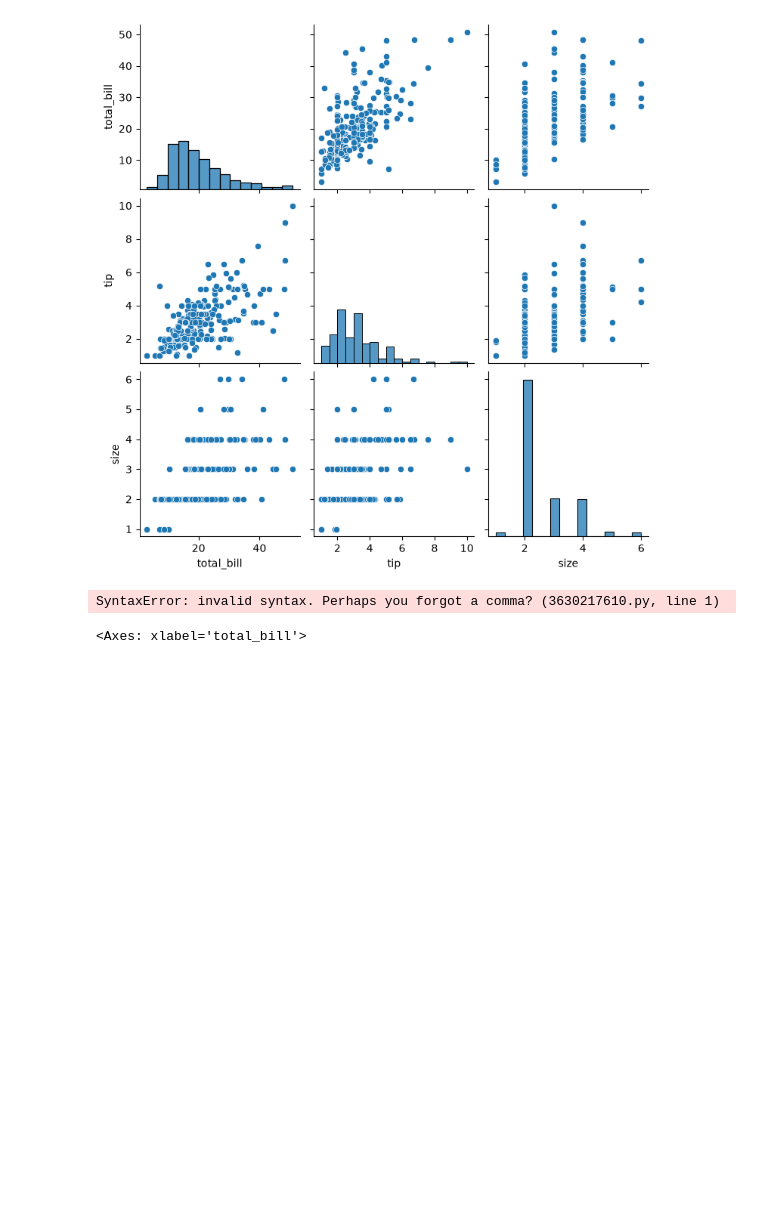
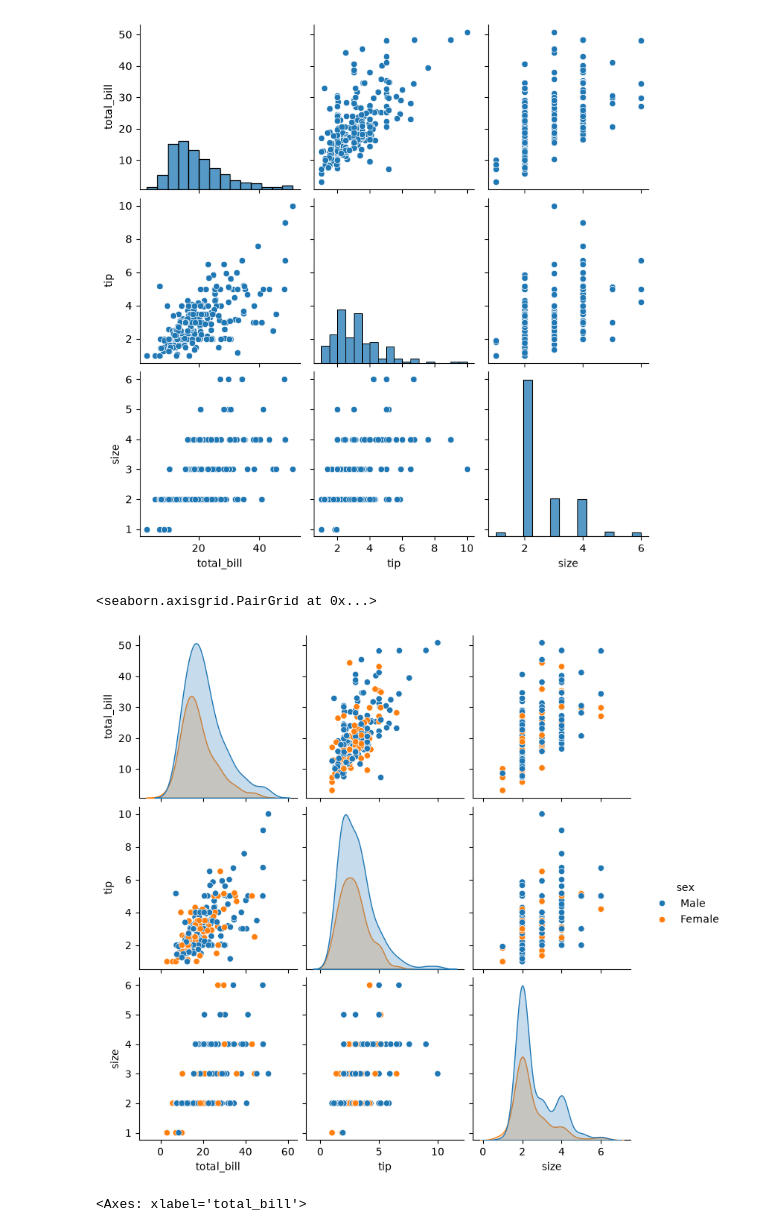
Before and after one commit to Niraj2005kumar/numPy, a Jupyter notebook: PANDAS/Matplotlib/distributionPlot.ipynb, the cells around one changed output. Drawn from its saved outputs; the diff is of its cells as text; code cells hidden in the pictures; blank space fills up the shorter version.

```diff
--- a/PANDAS/Matplotlib/distributionPlot.ipynb
+++ b/PANDAS/Matplotlib/distributionPlot.ipynb
@@ -82,9 +82,10 @@ sns.pairplot(df)
 <seaborn.axisgrid.PairGrid at 0x...>
 [figure]
 # %%
-sns.pairplot(df, hue='sex'palette='coolwarm')
+sns.pairplot(df, hue='sex')
 # %% [output]
-SyntaxError: invalid syntax. Perhaps you forgot a comma? (3630217610.py, line 1)
+<seaborn.axisgrid.PairGrid at 0x...>
+[figure, added]
 # %%
 sns.rugplot(df['total_bill'])
 # %% [output]
```
Also changed, not shown: parts of 1 cell of this notebook, 2 other files.
